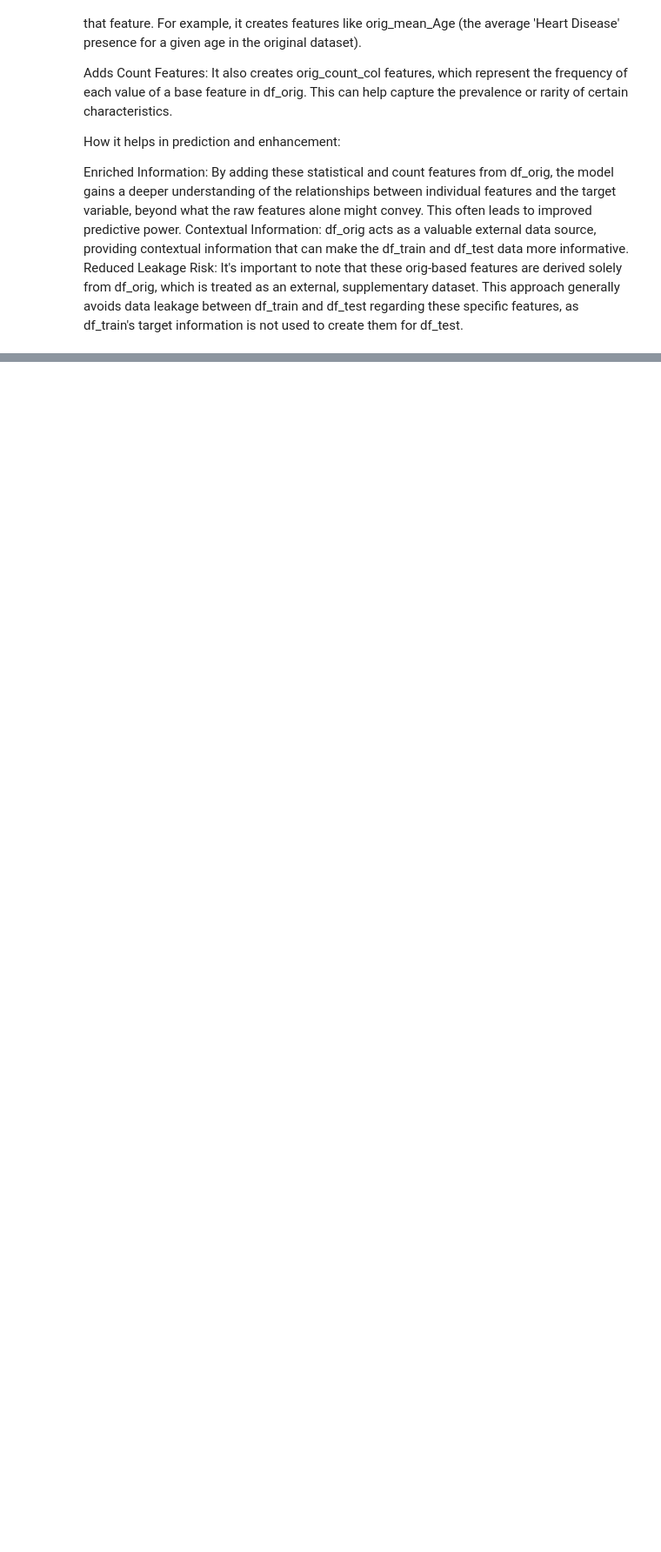
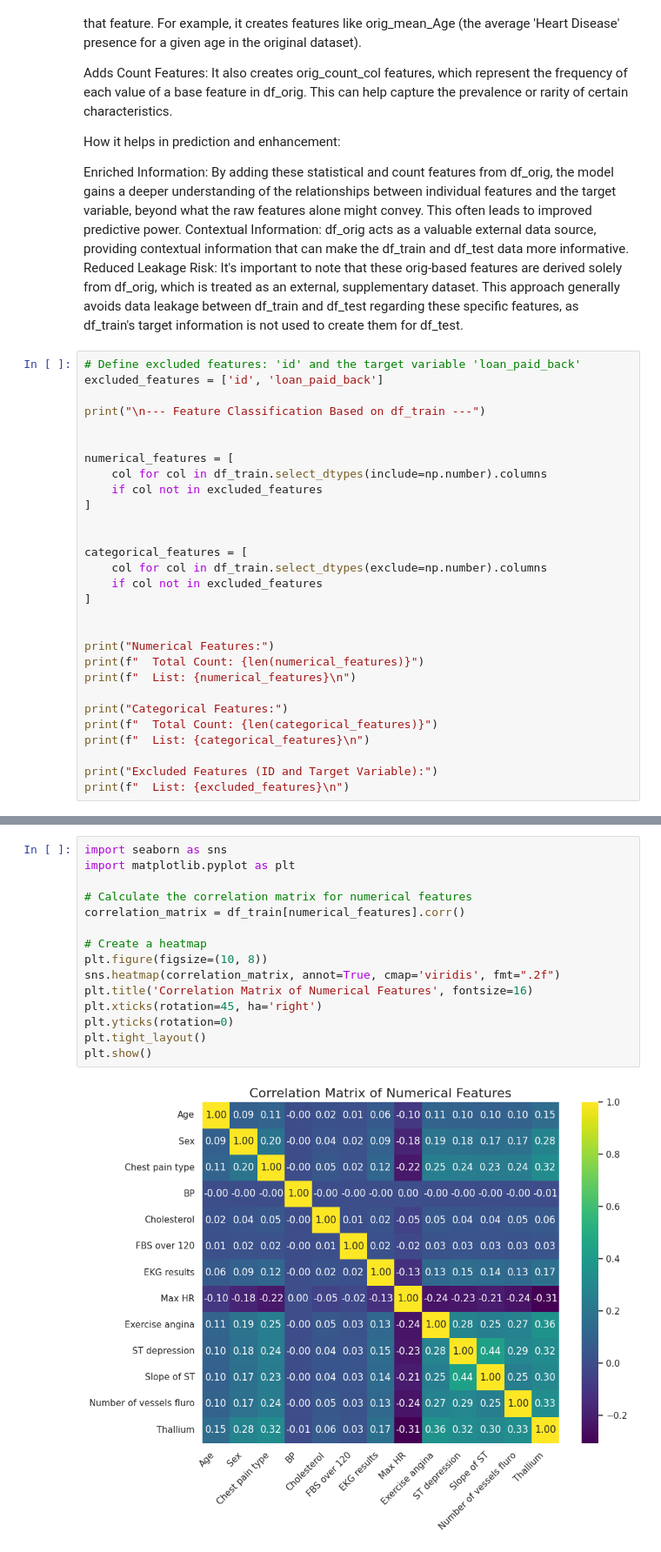
Before and after one commit to Rohanrathod7/Kaggle_Notebooks, a Jupyter notebook: Predicting_Heart_disease/Ensemble_raw_1.ipynb, the cells around one changed output, grey strips where cells are left out. Shown at 87% size. Cells and saved outputs as stored; diff of their text form; blank space fills up the shorter version.

```diff
--- a/Predicting_Heart_disease/Ensemble_raw_1.ipynb
+++ b/Predicting_Heart_disease/Ensemble_raw_1.ipynb
@@ -215,3 +215,32 @@ How it helps in prediction and enhancement:
 Enriched Information: By adding these statistical and count features from df_orig, the model gains a deeper understanding of the relationships between individual features and the target variable, beyond what the raw features alone might convey. This often leads to improved predictive power.
 Contextual Information: df_orig acts as a valuable external data source, providing contextual information that can make the df_train and df_test data more informative.
 Reduced Leakage Risk: It's important to note that these orig-based features are derived solely from df_orig, which is treated as an external, supplementary dataset. This approach generally avoids data leakage between df_train and df_test regarding these specific features, as df_train's target information is not used to create them for df_test.
+# %%
+# Define excluded features: 'id' and the target variable 'loan_paid_back'
+excluded_features = ['id', 'loan_paid_back']
+
+print("\n--- Feature Classification Based on df_train ---")
+
+
+numerical_features = [
+    col for col in df_train.select_dtypes(include=np.number).columns
+    if col not in excluded_features
+]
+
+
+categorical_features = [
+    col for col in df_train.select_dtypes(exclude=np.number).columns
+    if col not in excluded_features
+]
+
+
+print("Numerical Features:")
+print(f"  Total Count: {len(numerical_features)}")
+print(f"  List: {numerical_features}\n")
+
+print("Categorical Features:")
+print(f"  Total Count: {len(categorical_features)}")
+print(f"  List: {categorical_features}\n")
+
+print("Excluded Features (ID and Target Variable):")
+print(f"  List: {excluded_features}\n")
@@ -217,0 +259,17 @@ Reduced Leakage Risk: It's important to note that these orig-based features are
+# %%
+import seaborn as sns
+import matplotlib.pyplot as plt
+
+# Calculate the correlation matrix for numerical features
+correlation_matrix = df_train[numerical_features].corr()
+
+# Create a heatmap
+plt.figure(figsize=(10, 8))
+sns.heatmap(correlation_matrix, annot=True, cmap='viridis', fmt=".2f")
+plt.title('Correlation Matrix of Numerical Features', fontsize=16)
+plt.xticks(rotation=45, ha='right')
+plt.yticks(rotation=0)
+plt.tight_layout()
+plt.show()
+# %% [output]
+[figure, added]
```
Also changed, not shown: parts of 6 cells of this notebook.
